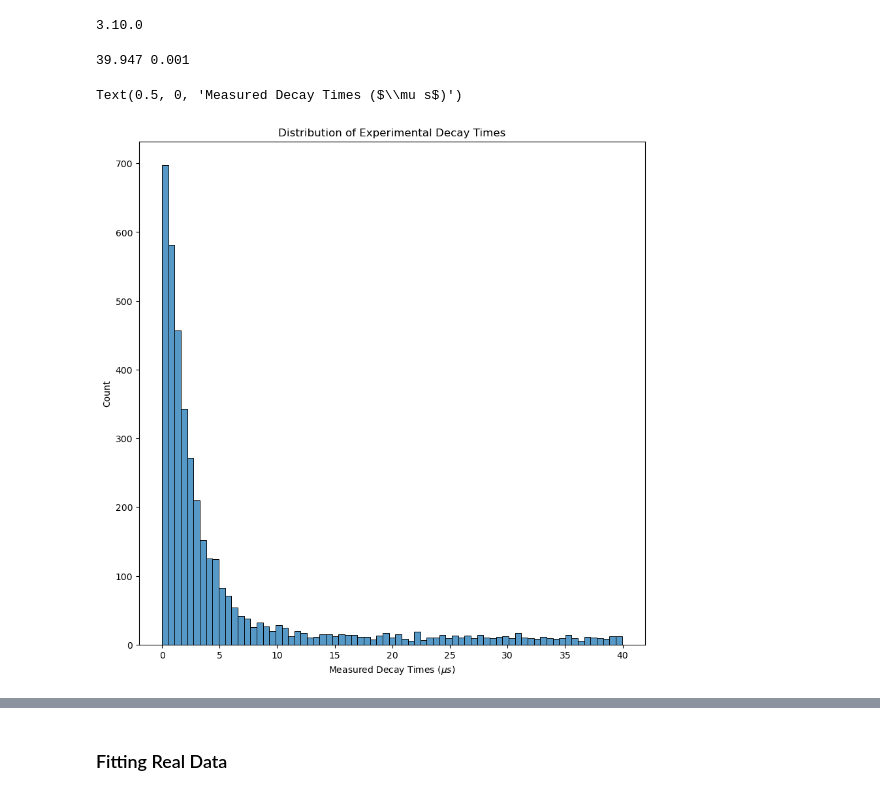
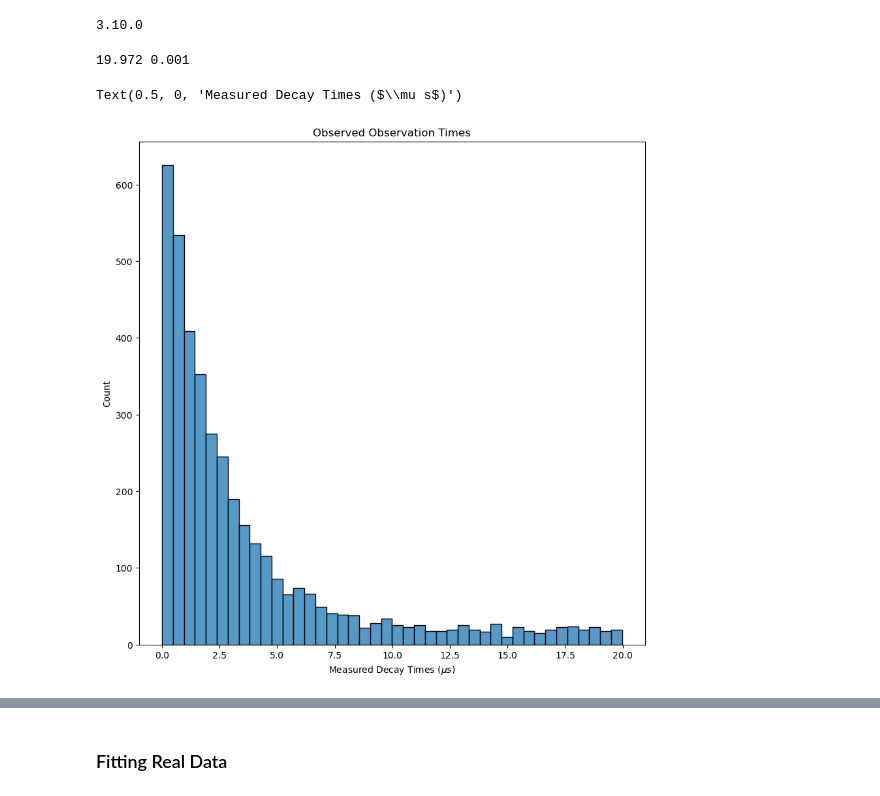
Before and after one commit to NightHydra/CognitiveModelingHomework, a Jupyter notebook: Project/muonPhysics.ipynb, the cells around one changed output, grey strips where cells are left out. Cells and saved outputs as stored; diff of their text form; code cells hidden in the pictures.

```diff
--- a/Project/muonPhysics.ipynb
+++ b/Project/muonPhysics.ipynb
@@ -27,7 +30,7 @@ def gen_data(theta, w, num_samples): #theta[0]: lambda, theta[1]: alpha, theta[2
     # Generate each distribution
     num_muons = int(w*num_samples)
     num_background = num_samples - num_muons
-    obs_time_range = [1, 39999]
+    obs_time_range = [1, 19999]
     # muon_distr = (obs_time_range[1] * np.random.exponential(scale=theta[0]*10**3, size=(num_muons,))).astype(np.uint64) #This needs to be normalized to obs_time_range
     muon_distr = np.random.exponential(scale=theta[0]*10**3, size=(num_muons,)).astype(np.uint64) #This needs to be normalized to obs_time_range
     muon_distr[muon_distr==0] = 1
@@ -41,23 +44,23 @@ def gen_data(theta, w, num_samples): #theta[0]: lambda, theta[1]: alpha, theta[2
 # %%
 synth_data = gen_data([2.2], 0.8, 4004).astype(np.float64) * 10**(-3)
 print(max(synth_data), min(synth_data))
 
 # Bin detected decays into a histogram
 width = 0.5
 tau_distribution_synth, bin_edges = np.histogram(synth_data, bins=np.arange(min(synth_data), max(synth_data) + width, width))
 
 #Calculate centers of the bins
 bin_centers = bin_edges[:-1] + (bin_edges[1:] - bin_edges[:-1]) / 2
 
 # Plot histogram of experimental data
 plt.figure(figsize=(10,10))
 ax = sns.histplot(synth_data)
-plt.title("Distribution of Experimental Decay Times")
+plt.title("Observed Observation Times")
 plt.xlabel("Measured Decay Times ($\\mu s$)")
 # %% [output]
-39.947 0.001
+19.972 0.001
 Text(0.5, 0, 'Measured Decay Times ($\\mu s$)')
-[figure, old version]
+[figure, new version]
 # %%
 stan_code = """
 
```
Also changed, not shown: parts of 10 cells of this notebook.
